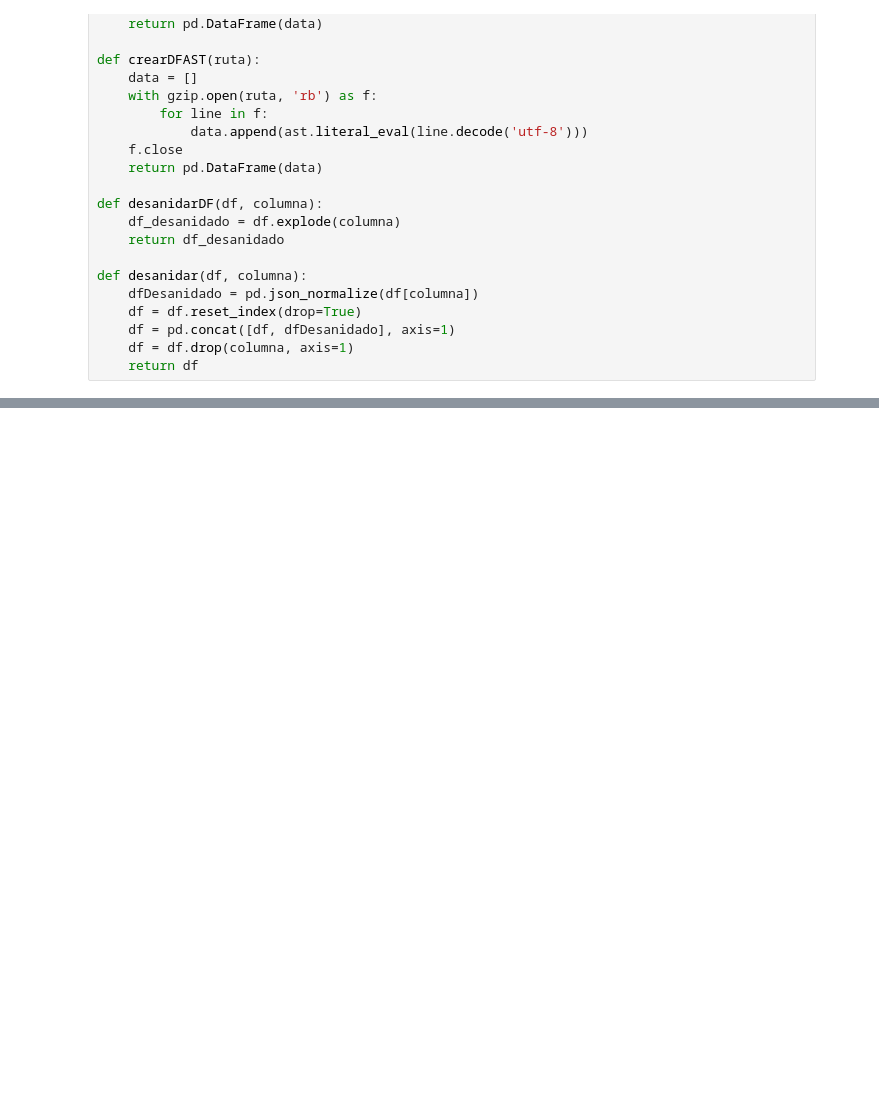
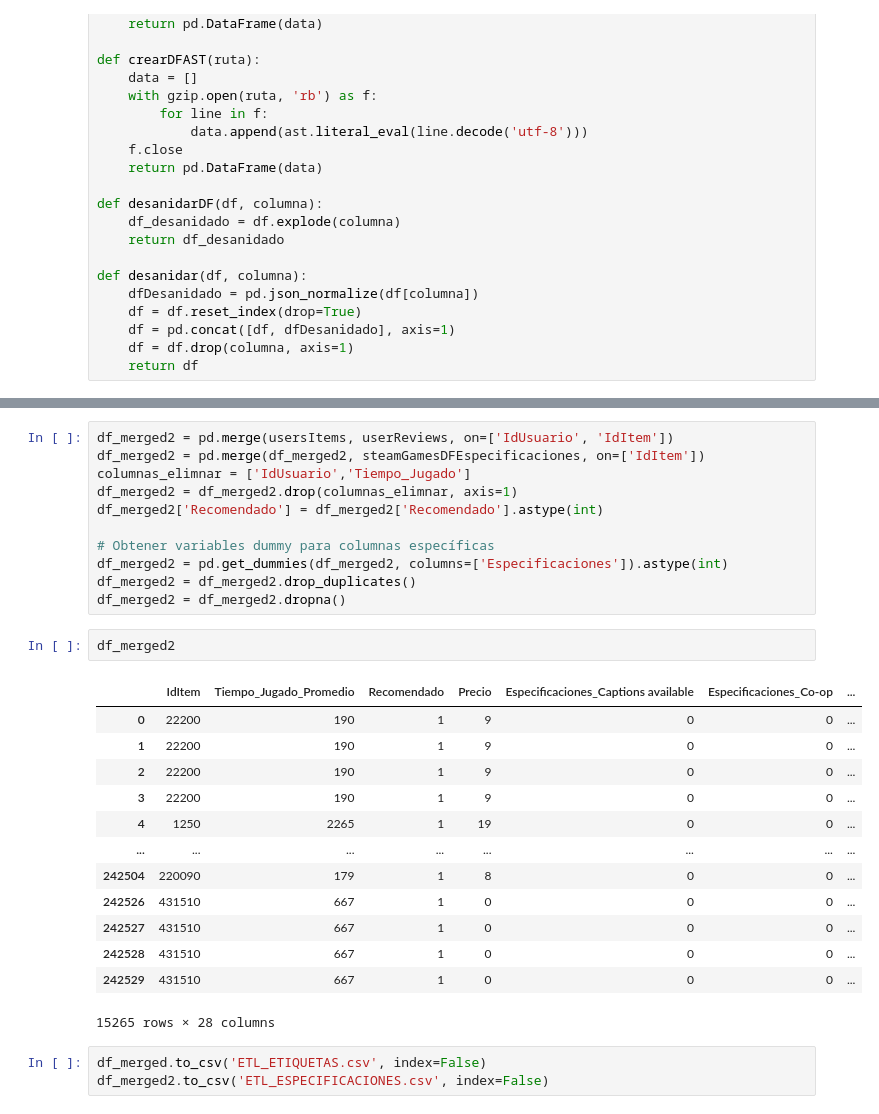
Before and after one commit to AngelMariscal01/P1, a Jupyter notebook: ETL-EDA/ETL.ipynb, the cells around one changed output, grey strips where cells are left out. Saved outputs shown, nothing was run; the diff lists cells and outputs as text; blank space fills up the shorter version.

```diff
--- a/ETL-EDA/ETL.ipynb
+++ b/ETL-EDA/ETL.ipynb
@@ -135,0 +264,30 @@ usersItems
+# %%
+df_merged2 = pd.merge(usersItems, userReviews, on=['IdUsuario', 'IdItem'])
+df_merged2 = pd.merge(df_merged2, steamGamesDFEspecificaciones, on=['IdItem'])
+columnas_elimnar = ['IdUsuario','Tiempo_Jugado']
+df_merged2 = df_merged2.drop(columnas_elimnar, axis=1)
+df_merged2['Recomendado'] = df_merged2['Recomendado'].astype(int)
+
+# Obtener variables dummy para columnas específicas
+df_merged2 = pd.get_dummies(df_merged2, columns=['Especificaciones']).astype(int)
+df_merged2 = df_merged2.drop_duplicates()
+df_merged2 = df_merged2.dropna()
+# %%
+df_merged2
+# %% [output]
+|  | IdItem | Tiempo_Jugado_Promedio | Recomendado | Precio | Especificaciones_Captions available | Especificaciones_Co-op | ... |
+| 0 | 22200 | 190 | 1 | 9 | 0 | 0 | ... |
+| 1 | 22200 | 190 | 1 | 9 | 0 | 0 | ... |
+| 2 | 22200 | 190 | 1 | 9 | 0 | 0 | ... |
+| 3 | 22200 | 190 | 1 | 9 | 0 | 0 | ... |
+| 4 | 1250 | 2265 | 1 | 19 | 0 | 0 | ... |
+| ... | ... | ... | ... | ... | ... | ... | ... |
+| 242504 | 220090 | 179 | 1 | 8 | 0 | 0 | ... |
+| 242526 | 431510 | 667 | 1 | 0 | 0 | 0 | ... |
+| 242527 | 431510 | 667 | 1 | 0 | 0 | 0 | ... |
+| 242528 | 431510 | 667 | 1 | 0 | 0 | 0 | ... |
+| 242529 | 431510 | 667 | 1 | 0 | 0 | 0 | ... |
+15265 rows × 28 columns
+# %%
+df_merged.to_csv('ETL_ETIQUETAS.csv', index=False)
+df_merged2.to_csv('ETL_ESPECIFICACIONES.csv', index=False)
```
Also changed, not shown: parts of 37 cells of this notebook, 4 other files.
